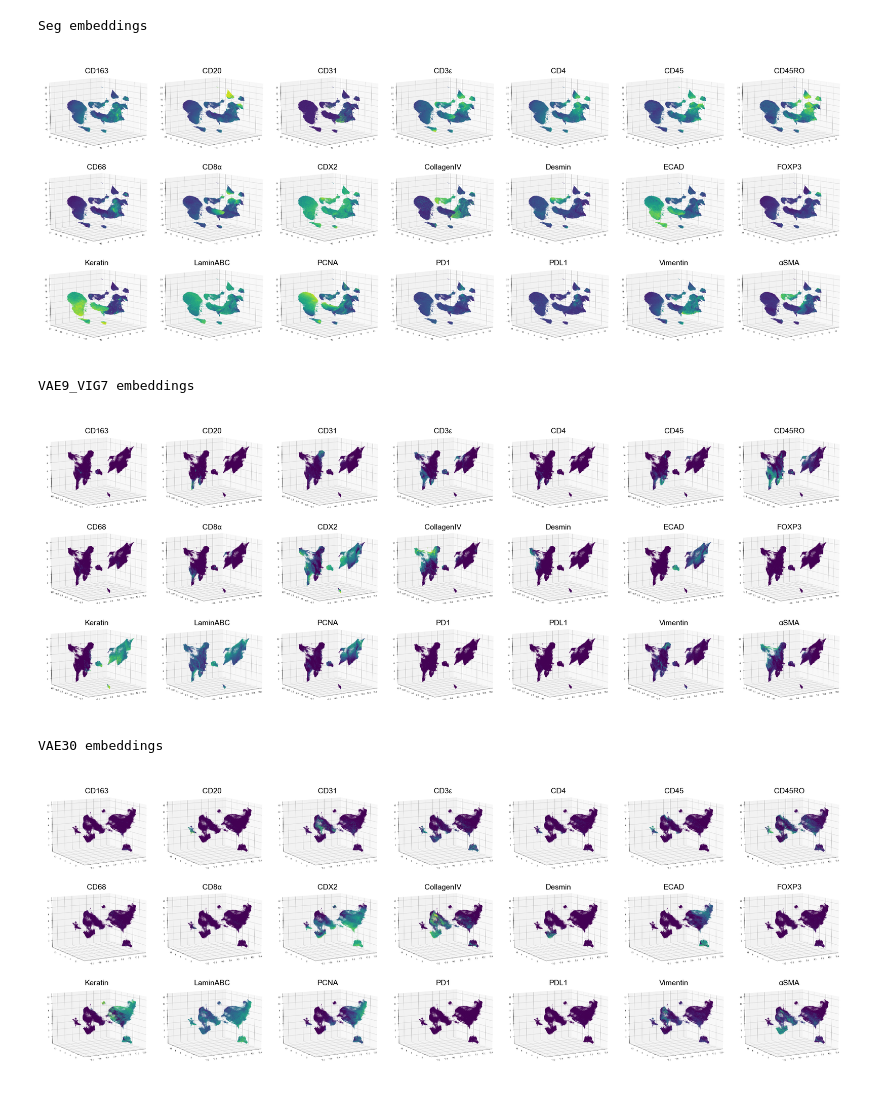
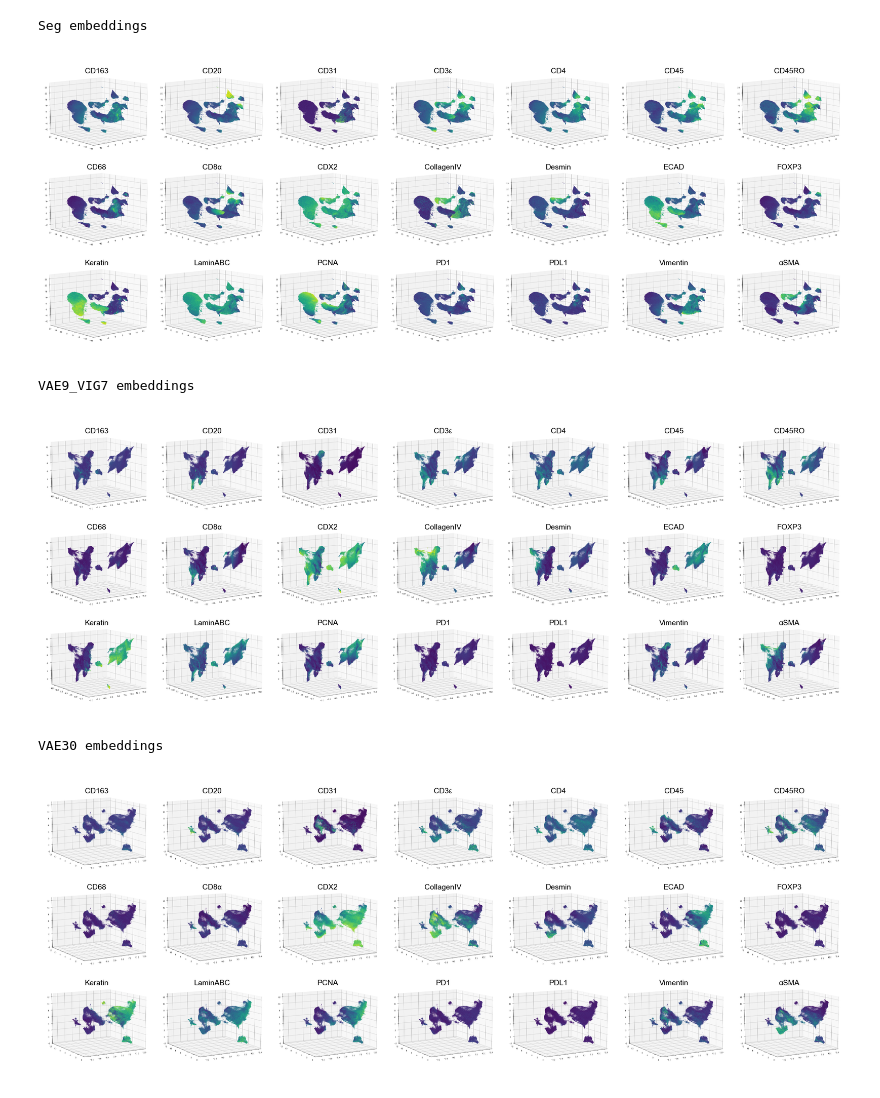
Before and after one commit to labsyspharm/vae-paper, a Jupyter notebook: src/UMAP_channels.ipynb, the cells around one changed output. Drawn from its saved outputs; the diff is of its cells as text; code cells hidden in the pictures.

```diff
--- a/src/UMAP_channels.ipynb
+++ b/src/UMAP_channels.ipynb
@@ -44,9 +121,5 @@ markers = {
 # %%
 # generate individual channel PNG image files
-
-# compute median values of per patch, per channel pixel intensity medians
-X_tricolor = da.from_array(X_tricolor)
-medians_tricolor = da.median(X_tricolor, axis=(1, 2)).compute()
 
 for emb in ['Seg_emb', 'VAE9_VIG7_emb', 'VAE30_emb']:
     if not os.path.exists(os.path.join(out, f'tricolor_{emb.split("_emb")[0]}.png')):
@@ -59,10 +132,10 @@ for emb in ['Seg_emb', 'VAE9_VIG7_emb', 'VAE30_emb']:
             data[f'{emb}2'] = main[f'{emb}2']
             data[f'{emb}3'] = main[f'{emb}3']
 
-        for c, ch in zip(['blue', 'red', 'green'], ['Keratin_570', 'aSMA_660', 'CD45_PE']):
+        for c, ch in zip(['blue', 'red', 'green', 'yellow'], ['Keratin_570', 'aSMA_660', 'CD45_PE', 'Vimentin_555']):
             data[f'{c}_norm'] = (data[ch] - data[ch].min()) / (data[ch].max() - data[ch].min())
 
-        # combine normalized RGB values into a single column representing colors
+        # combine normalized RGB values into a single column representing color
         data['color'] = data.apply(lambda row: (row['red_norm'], row['green_norm'], row['blue_norm']), axis=1)
 
         fig = plt.figure(figsize=(10, 10))
@@ -79,8 +152,8 @@ for emb in ['Seg_emb', 'VAE9_VIG7_emb', 'VAE30_emb']:
             data[f'{emb}1'],
             data[f'{emb}2'],
             data[f'{emb}3'],
-            c=data['color'], linewidth=0.1,
-            s=500000 / len(data), alpha=0.1
+            c=data['color'], linewidth=0.0,
+            s=250000 / len(data), alpha=1.0
         )
 
         ax.set_xlabel('UMAP1')
@@ -136,7 +205,7 @@ for emb in ['Seg_emb', 'VAE9_VIG7_emb', 'VAE30_emb']:
                 data[f'{emb}2'],
                 data[f'{emb}3'],
                 c=data[ch], linewidth=0.1,
-                s=500000 / len(data)
+                s=250000 / len(data), alpha=1.0
             )
 
             ax.axis('auto')
@@ -168,32 +237,32 @@ for emb in ['Seg_emb', 'VAE9_VIG7_emb', 'VAE30_emb']:
     long_table.sort_values(by='channel', inplace=True)
 
     g = sns.FacetGrid(
         long_table, col='channel', col_wrap=7, sharex=False, sharey=False,
         height=3.0, aspect=1.0
     )
     g.fig.subplots_adjust(hspace=-0.55)
     g.map(
         lambda image, **kwargs: (plt.imshow(image.values[0]), plt.grid(False)), 'image'
     )
 
     for ax in g.axes.flatten():
         ax.axis('off')
 
     g.set_titles(col_template="{col_name}", size=14, fontweight='normal', y=0.81)
 
     g.fig.tight_layout()
 
     plt.savefig(
         os.path.join(out, f'combined_{emb.split("_emb")[0]}.png'), bbox_inches='tight', dpi=800
     )
     plt.show()
     plt.close('all')
 
     print()
 # %% [output]
 Seg embeddings
 [figure]
 VAE9_VIG7 embeddings
-[figure, old version]
+[figure, new version]
 VAE30 embeddings
-[figure, old version]
+[figure, new version]
```
Also changed, not shown: parts of 3 cells of this notebook, 37 other files.
